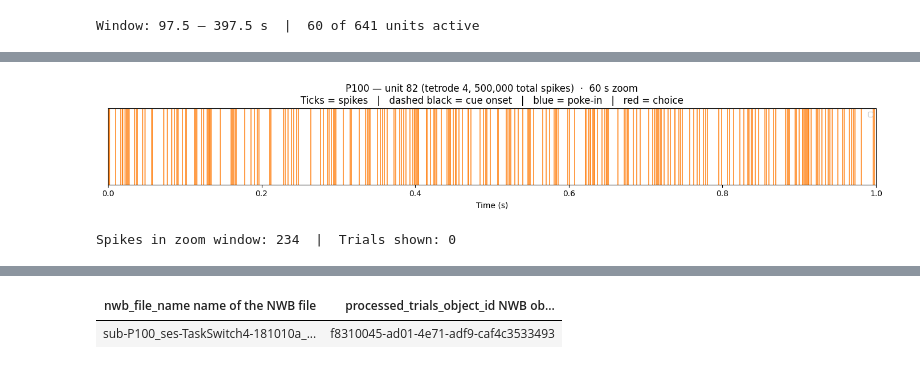
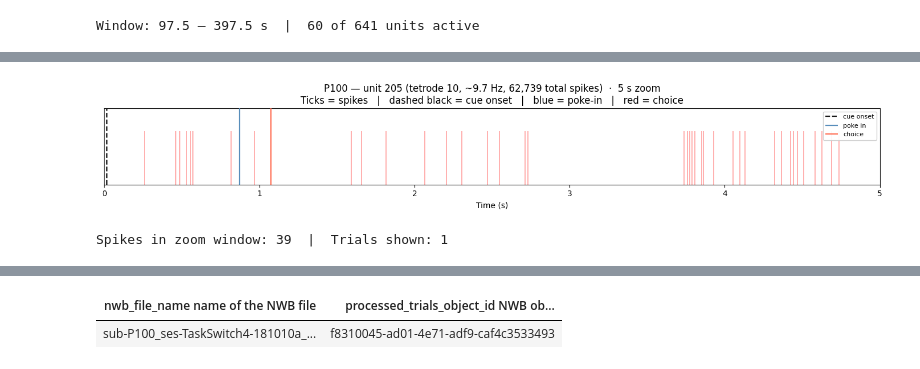
Before and after one commit to catalystneuro/pagan-lab-to-nwb, a Jupyter notebook: src/pagan_lab_to_nwb/tutorials/arc_ecephys_spyglass_tutorial.ipynb, the cells around one changed output, grey strips where cells are left out. Drawn from its saved outputs; the diff is of its cells as text; code cells hidden in the pictures.

```diff
--- a/src/pagan_lab_to_nwb/tutorials/arc_ecephys_spyglass_tutorial.ipynb
+++ b/src/pagan_lab_to_nwb/tutorials/arc_ecephys_spyglass_tutorial.ipynb
@@ -703,61 +737,72 @@ Window: 97.5 – 397.5 s  |  60 of 641 units active
 # %%
-# Zoom in: single most-active unit over a 60 s sub-window
+# Zoom in: a moderately-active unit over a 5 s sub-window
 # Shows individual spike times alongside trial events (cue, poke-in, choice)
 
-# Find unit with most spikes in the 300 s window
-busiest = max(unit_rows, key=lambda x: len(x[2]))
-best_uid, best_tid, _ = busiest
+# Pick a unit with a firing rate close to 10 Hz on one of the tetrodes shown
+# above — the single most-active unit fires near-continuously and renders as
+# a solid block, so its individual spikes aren't visible.
+target_rate_hz = 10.0
+pool = [
+    uid for uid in range(len(spike_trains))
+    if trode_id_map.get(uid, 0) in unique_trodes_raster and len(spike_trains[uid]) != 500_000
+]
+best_uid = min(pool, key=lambda uid: abs(len(spike_trains[uid]) / session_dur - target_rate_hz))
+best_tid = trode_id_map.get(best_uid, 0)
 
-# Use a 60 s window centred on the busiest stretch of spikes
+# 5 s window starting at the same point as the raster above
 all_spikes_best = spike_trains[best_uid]
 zoom_start = t_start
-zoom_end = zoom_start + 1.0
+zoom_end = zoom_start + 5.0
 
-# Narrow to trials fully inside the zoom window
-zoom_trials = trials_df[
-    (trials_df["start_time"] >= zoom_start) &
-    (trials_df["stop_time"] <= zoom_end)
+# Narrow to processed trials (dati_df) fully inside the zoom window — dati_df
+# carries cue_start/poke_in/choice_time, unlike trials_df
+zoom_trials = dati_df[
+    (dati_df["start_time"] >= zoom_start) &
+    (dati_df["stop_time"] <= zoom_end)
 ].copy()
 
 spikes_zoom = all_spikes_best[
     (all_spikes_best >= zoom_start) & (all_spikes_best <= zoom_end)
 ]
 
 fig, ax = plt.subplots(figsize=(14, 2.5))
 
-# Spike ticks
+# Spike ticks — kept short (lower 70% of the axis) so trial-event lines below
+# remain visible even if a tetrode's color happens to match an event color
 ax.vlines(
-    spikes_zoom - zoom_start, 0, 1,
-    color=trode_color[best_tid], lw=1.2, alpha=0.9,
+    spikes_zoom - zoom_start, 0, 0.7,
+    color=trode_color[best_tid], lw=1.2, alpha=0.9, zorder=2,
 )
 
-# Trial event markers
+# Trial event markers — full height and drawn on top, so they stand out
+# regardless of the spike-tick color
 event_styles = {
-    cue_col:        ("cue onset",    "black",    "--", 0.8),
-    "poke_in":      ("poke in",      "steelblue", "-",  0.6),
-    "choice_time":  ("choice",       "tomato",   "-",  0.6),
+    cue_col:        ("cue onset",    "black",    "--", 0.9),
+    "poke_in":      ("poke in",      "steelblue", "-",  0.9),
+    "choice_time":  ("choice",       "tomato",   "-",  0.9),
 }
 for col, (label, color, ls, alpha) in event_styles.items():
-    if col not in trials_df.columns:
+    if col not in zoom_trials.columns:
         continue
     times = zoom_trials[col].dropna()
     ax.vlines(
         times - zoom_start, 0, 1,
-        color=color, lw=1.0, linestyle=ls, alpha=alpha, label=label,
+        color=color, lw=1.6, linestyle=ls, alpha=alpha, label=label, zorder=3,
     )
 
-ax.set_xlim(0, 1)
+ax.set_xlim(0, 5)
 ax.set_ylim(0, 1)
 ax.set_yticks([])
 ax.set_xlabel("Time (s)")
 ax.set_title(
-    f"P100 — unit {best_uid} (tetrode {best_tid}, {len(all_spikes_best):,} total spikes)  ·  60 s zoom\n"
+    f"P100 — unit {best_uid} (tetrode {best_tid}, ~{len(spike_trains[best_uid]) / session_dur:.1f} Hz, "
+    f"{len(all_spikes_best):,} total spikes)  ·  5 s zoom\n"
     "Ticks = spikes   |   dashed black = cue onset   |   blue = poke-in   |   red = choice"
 )
 ax.legend(loc="upper right", fontsize=8, framealpha=0.9)
 fig.tight_layout()
 plt.show()
 print(f"Spikes in zoom window: {len(spikes_zoom)}  |  Trials shown: {len(zoom_trials)}")
 # %% [output]
-[figure, old version]
+[figure, new version]
-Spikes in zoom window: 234  |  Trials shown: 0
+Spikes in zoom window: 39  |  Trials shown: 1
```
Also changed, not shown: parts of 16 cells of this notebook.
